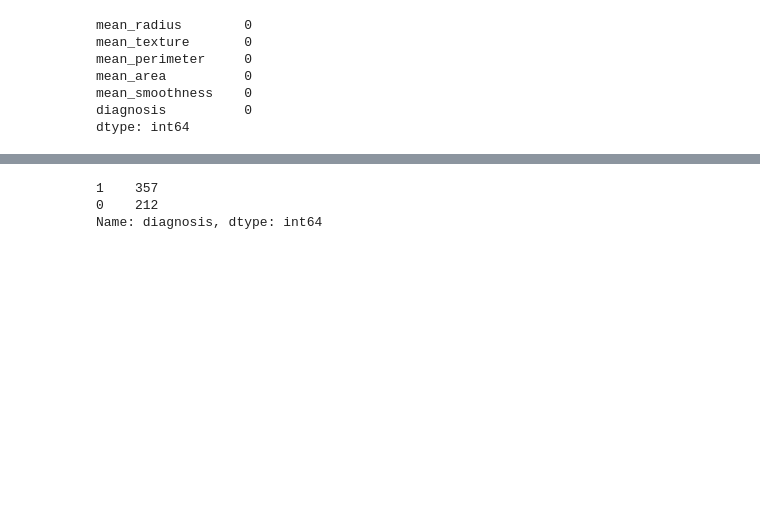
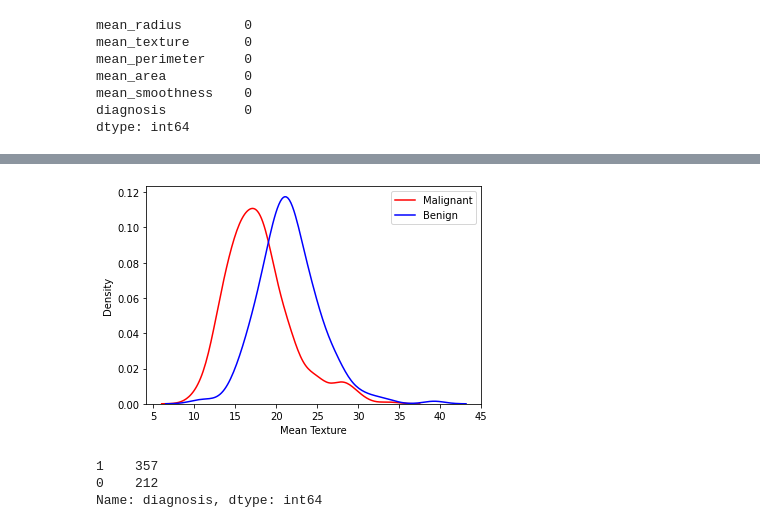
Before and after one commit to JJJPGMPS/Breast-Cancer-Prediction, a Jupyter notebook: breast-cancer-prediction.ipynb, the cells around one changed output, grey strips where cells are left out. Cells and saved outputs as stored; diff of their text form; code cells hidden in the pictures; blank space fills up the shorter version.

```diff
--- a/breast-cancer-prediction.ipynb
+++ b/breast-cancer-prediction.ipynb
@@ -33,3 +44,11 @@ dtype: int64
+# %%
+sns.kdeplot(df.mean_texture[ df.diagnosis==1],color='r')
+sns.kdeplot(df.mean_texture[ df.diagnosis==0],color='b')
+plt.legend(["Malignant", "Benign"])
+plt.xlabel("Mean Texture")
+plt.show()
+# %% [output]
+[figure, added]
 # %%
 count = df.diagnosis.value_counts()
 count
```
Also changed, not shown: parts of 26 cells of this notebook.
